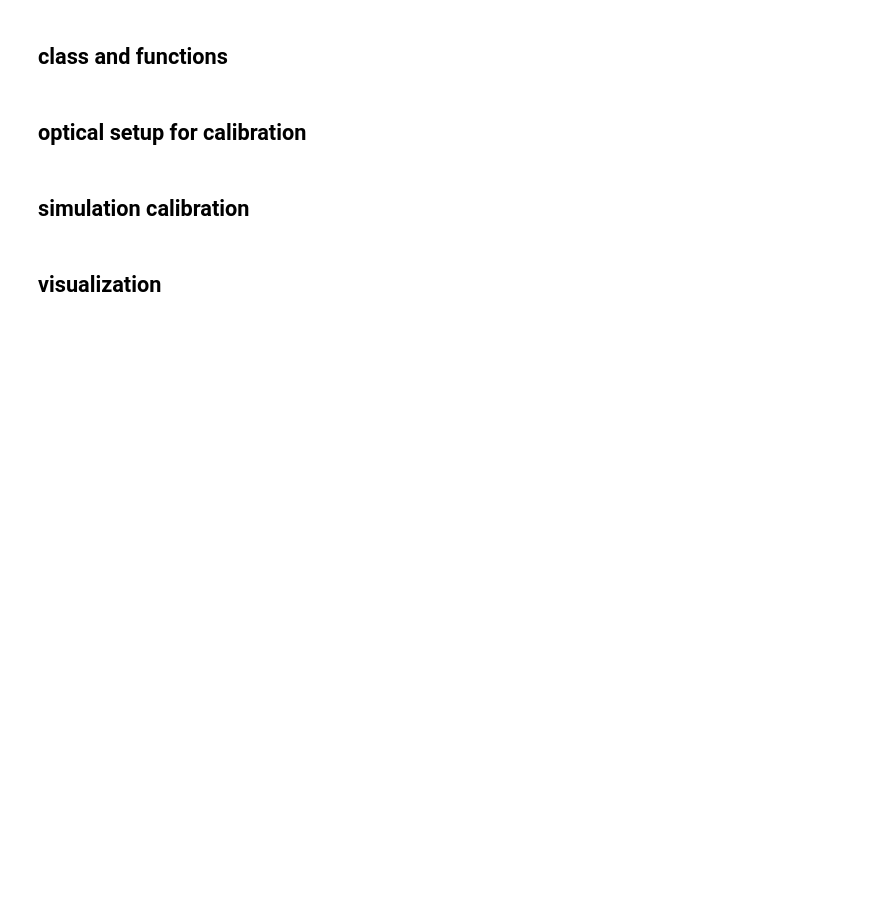
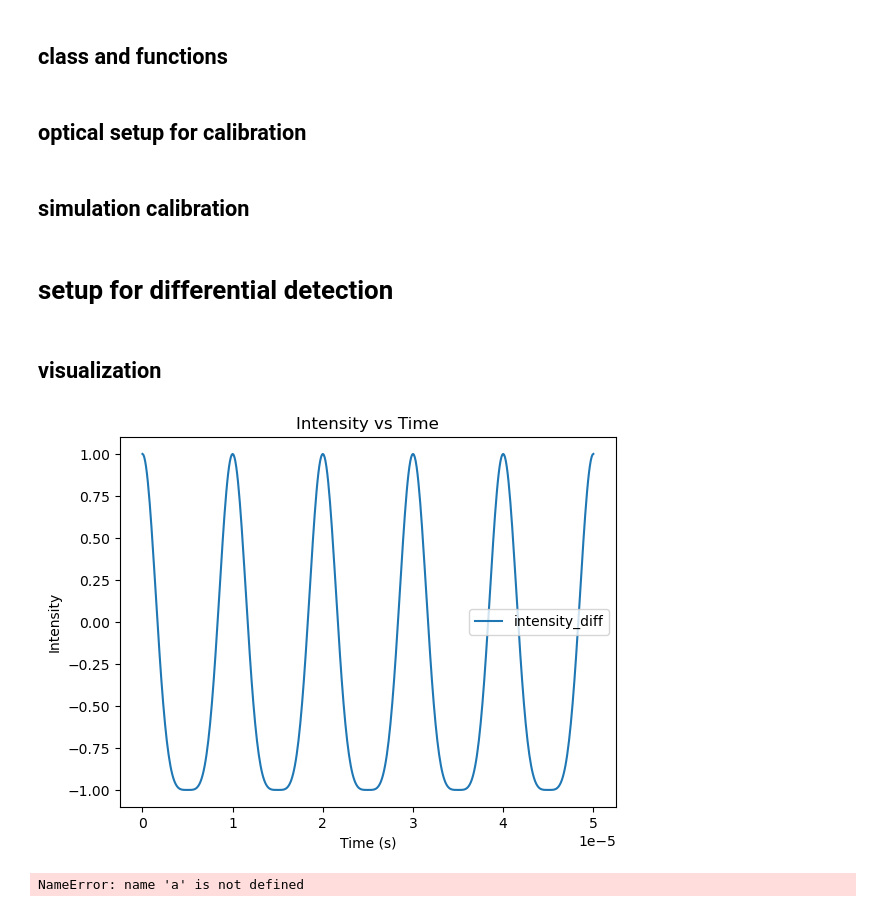
Before and after one commit to Purdue-Huang-Lab/MOKE_measurement, a Jupyter notebook: simulation/simulation.ipynb, the cells around one changed output. Drawn from its saved outputs; the diff is of its cells as text; code cells hidden in the pictures; blank space fills up the shorter version.

```diff
--- a/simulation/simulation.ipynb
+++ b/simulation/simulation.ipynb
@@ -186,13 +187,64 @@ class beam:
 #     l = l.apply_polarizer((analyzer_pol + analyzer_pol_err) * np.pi / 180)  # crossed polarizer at 90 degrees
 #     # analyze the resulting beam
 #     intensity[i] = l.intensity()
+# %% [markdown]
+# setup for differential detection
+# %%
+# parameters
+
+wavelength = 658e-9 # in meters
+t = np.arange(0, 0.5e-4, 1E-7)  # time array from 0 to 1 second 1 microsecond resolution.
+
+# NOTE: pratically, we will use a hwp = 0, PEM =45, wollaston =0 setup. But this is easier to simulate
+amp_noise = 0.000  # relative noise level for the light source
+hwp_pol_err = -0  # incident hwp error in angle
+rotation_angle = 0  # rotation angle in degree. This simulate a sample optical rotation
+
+pem_freq = 50 * 1e3  # frequency of the PEM in Hz
+pem_misphase_noise = 0.00 # misphase noise for the PEM
+pem_modulation = 180  # modulation  for the PEM in degree
+pem_modulation_err = 0 # absolution error for the PEM modulation in degree
+# wollaston parameter
+wollaston_angle = 45  # angle of the Wollaston prism in degree
+wollaston_angle_err = 0  # absolute error for the Wollaston prism angle
+# wollaston imbalance
+wollaston_imbalance_ND = 0.0  # relative intensity imbalance for the Wollaston prism
+# %%
+intensity1 = np.zeros(len(t))
+intensity2 = np.zeros(len(t))
+intensity_diff = np.zeros(len(t))
+for i in tqdm(range(len(t))):
+    # light sources
+    l = beam.make_linearly_polarized_source(1.0+amp_noise*np.random.randn(), 0)   # horizontally polarized light with amplitude 1.0
+    # apply hwp to 45 deg
+    l = l.apply_hwp((22.5 + hwp_pol_err + rotation_angle) * np.pi / 180)
+    # go through horizonal placed PEM
+    pem_mistime = pem_misphase_noise * np.random.randn() / pem_freq
+    l = l.apply_pem(pem_freq, (pem_modulation + pem_modulation_err) * np.pi / 180, t[i]+pem_mistime)
+    # apply second crossed polarizer
+    l1, l2 = l.apply_wollaston((wollaston_angle + wollaston_angle_err) * np.pi / 180)  # analyze the resulting beam
+    # simulate imbalance
+    l1 = l1.apply_nd_filter(wollaston_imbalance_ND)
+    intensity1[i] = l1.intensity()
+    intensity2[i] = l2.intensity()
+    # differential detection
+    intensity_diff[i] = intensity1[i] - intensity2[i]
 # %% [markdown]
 ## visualization
 # %%
 fig, ax = plt.subplots()
-ax.plot(t, intensity, label = 'raw')
+# ax.plot(t, intensity1, label = 'intensity1')
+# # ax.plot(t, intensity2, label = 'intensity2')
+ax.plot(t, intensity_diff, label = 'intensity_diff')
+ax.set_ylim(-1.1,1.1)
 ax.legend()
 ax.set_xlabel('Time (s)')
 ax.set_ylabel('Intensity')
 ax.set_title('Intensity vs Time')
 plt.show()
+# %% [output]
+[figure, added]
+# %%
+a
+# %% [output]
+NameError: name 'a' is not defined
```
Also changed, not shown: parts of 1 cell of this notebook.
